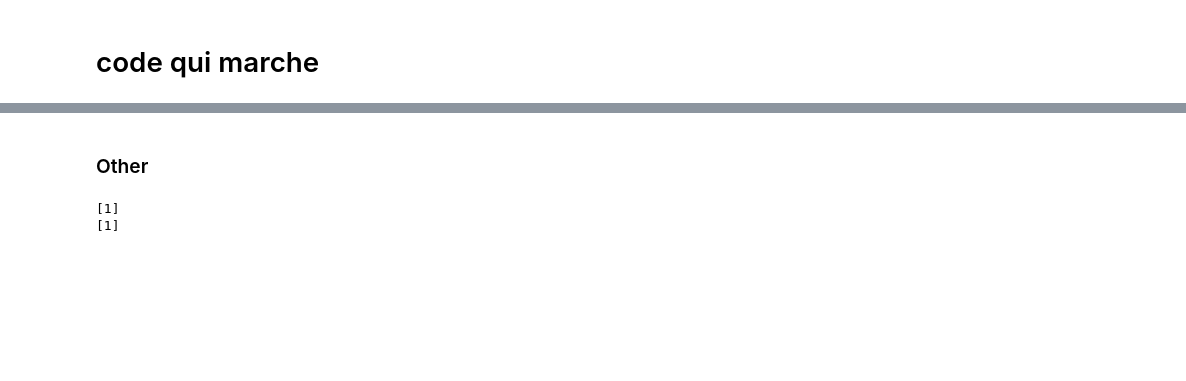
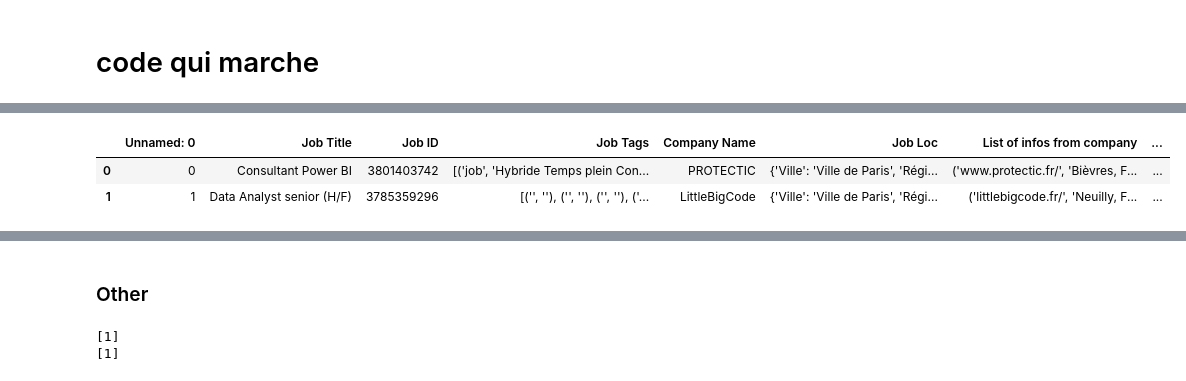
Before and after one commit to sevlfb/Webscrapping-Project, a Jupyter notebook: Notebook.ipynb, the cells around one changed output, grey strips where cells are left out. Cells and saved outputs as stored; diff of their text form; code cells hidden in the pictures; blank space fills up the shorter version.

```diff
--- a/Notebook.ipynb
+++ b/Notebook.ipynb
@@ -105,7 +146,11 @@ pd.set_option('display.max_columns', None)
 # %%
 df = pd.read_csv("List_jobs.csv")
 df
-df.to_excel("List_jobs.xlsx")
+#df.to_excel("List_jobs.xlsx")
+# %% [output]
+|  | Unnamed: 0 | Job Title | Job ID | Job Tags | Company Name | Job Loc | List of infos from company | ... |
+| 0 | 0 | Consultant Power BI | 3801403742 | [('job', 'Hybride Temps plein Con... | PROTECTIC | {'Ville': 'Ville de Paris', 'Régi... | ('www.protectic.fr/', 'Bièvres, F... | ... |
+| 1 | 1 | Data Analyst senior (H/F) | 3785359296 | [('', ''), ('', ''), ('', ''), ('... | LittleBigCode | {'Ville': 'Ville de Paris', 'Régi... | ('littlebigcode.fr/', 'Neuilly, F... | ... |
 # %%
 df
 # %% [output]
```
Also changed, not shown: parts of 6 cells of this notebook, 14 other files.
